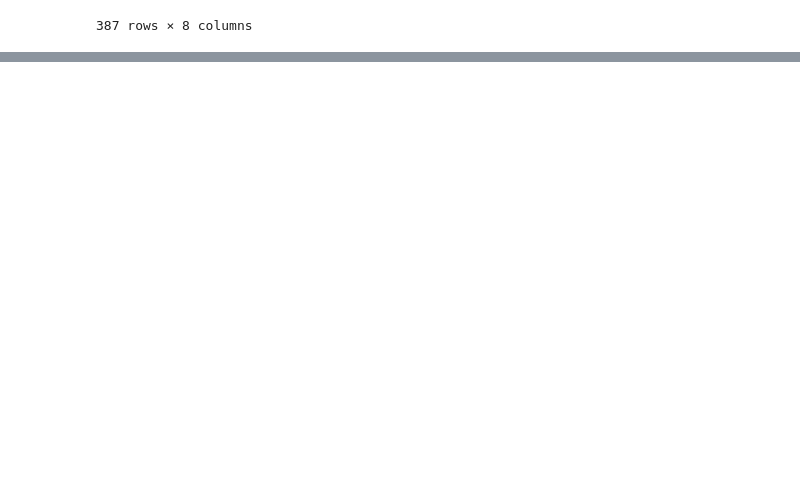
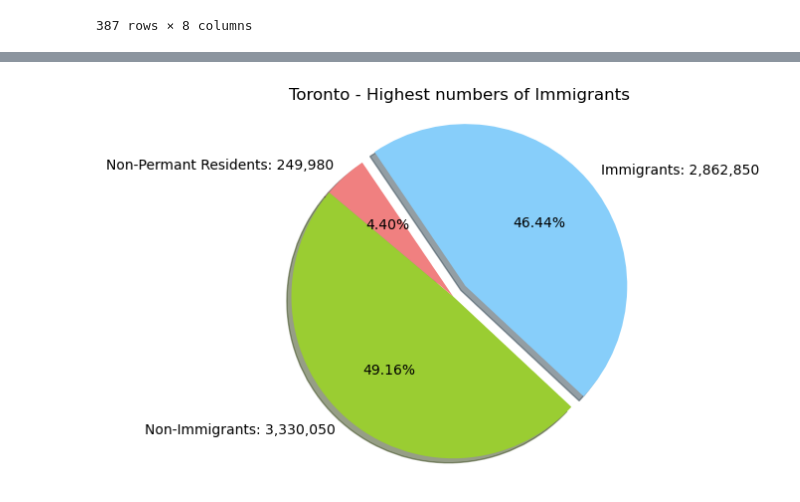
Before and after one commit to pgajjar13/EDA-Project-One-Group-6, a Jupyter notebook: load_clean_visualize.ipynb, the cells around one changed output, grey strips where cells are left out. Cells and saved outputs as stored; diff of their text form; code cells hidden in the pictures; blank space fills up the shorter version.

Commit message:
adding 2 pie charts

```diff
--- a/load_clean_visualize.ipynb
+++ b/load_clean_visualize.ipynb
@@ -182,0 +250,17 @@ map_plot_1
+# %%
+categories = ["Non-Immigrants: 3,330,050", "Immigrants: 2,862,850", "Non-Permant Residents: 249,980"]
+percentage = [49.33, 46.60, 4.41]
+colors = ["yellowgreen","lightskyblue","lightcoral"]
+explode = (0,0.1,0)
+
+plt.pie(percentage, explode=explode, labels=categories, colors=colors,
+        autopct="%1.2f%%", shadow=True, startangle=140)
+# Create axes which are equal so we have a perfect circle
+plt.axis("equal")
+plt.title("Toronto - Highest numbers of Immigrants")
+
+# plt.legend(handles=["Non-Immigrants: 3030050", "Immigrants: 2862850", "Non-Permanant residants: 249980"], loc="best")
+# Save an image of our chart and print the final product to the screen
+plt.show()
+# %% [output]
+[figure, added]
```
Also changed, not shown: parts of 7 cells of this notebook, 1 other file.
